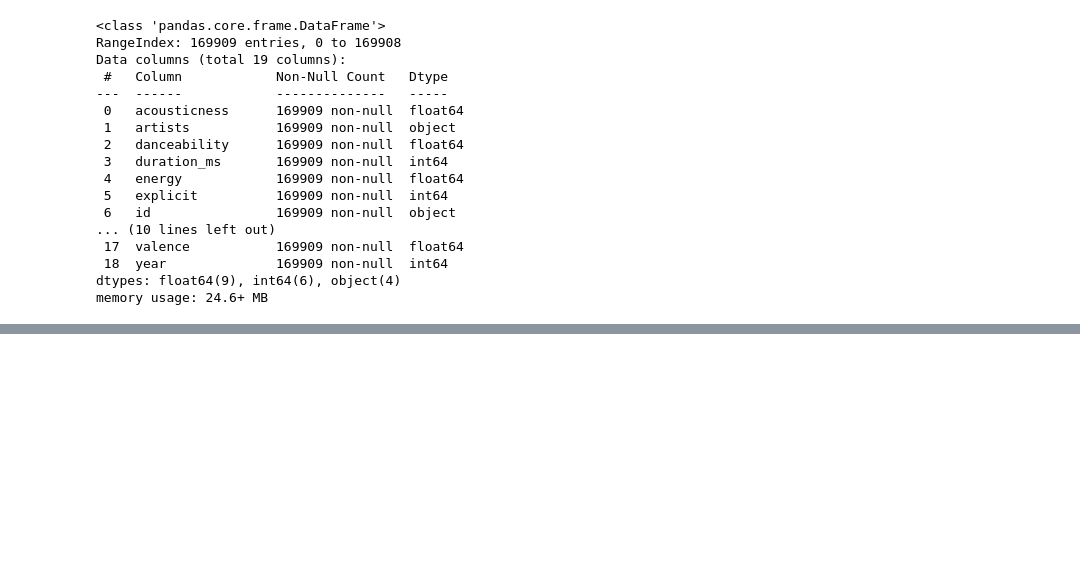
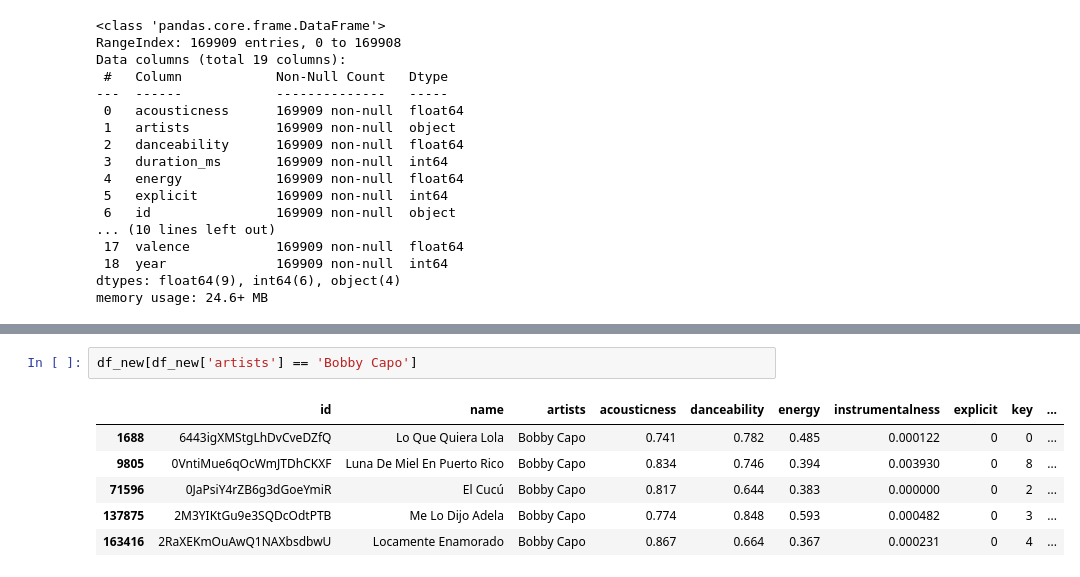
Before and after one commit to notpestilence/Spotify-Recommender-Engine, a Jupyter notebook: notebook.ipynb, the cells around one changed output, grey strips where cells are left out. Drawn from its saved outputs; the diff is of its cells as text; blank space fills up the shorter version.

```diff
--- a/notebook.ipynb
+++ b/notebook.ipynb
@@ -80,0 +196,9 @@ Name: year, dtype: int64
+# %%
+df_new[df_new['artists'] == 'Bobby Capo']
+# %% [output]
+|  | id | name | artists | acousticness | danceability | energy | instrumentalness | explicit | key | ... |
+| 1688 | 6443igXMStgLhDvCveDZfQ | Lo Que Quiera Lola | Bobby Capo | 0.741 | 0.782 | 0.485 | 0.000122 | 0 | 0 | ... |
+| 9805 | 0VntiMue6qOcWmJTDhCKXF | Luna De Miel En Puerto Rico | Bobby Capo | 0.834 | 0.746 | 0.394 | 0.003930 | 0 | 8 | ... |
+| 71596 | 0JaPsiY4rZB6g3dGoeYmiR | El Cucú | Bobby Capo | 0.817 | 0.644 | 0.383 | 0.000000 | 0 | 2 | ... |
+| 137875 | 2M3YIKtGu9e3SQDcOdtPTB | Me Lo Dijo Adela | Bobby Capo | 0.774 | 0.848 | 0.593 | 0.000482 | 0 | 3 | ... |
+| 163416 | 2RaXEKmOuAwQ1NAXbsdbwU | Locamente Enamorado | Bobby Capo | 0.867 | 0.664 | 0.367 | 0.000231 | 0 | 4 | ... |
```
Also changed, not shown: parts of 11 cells of this notebook.
